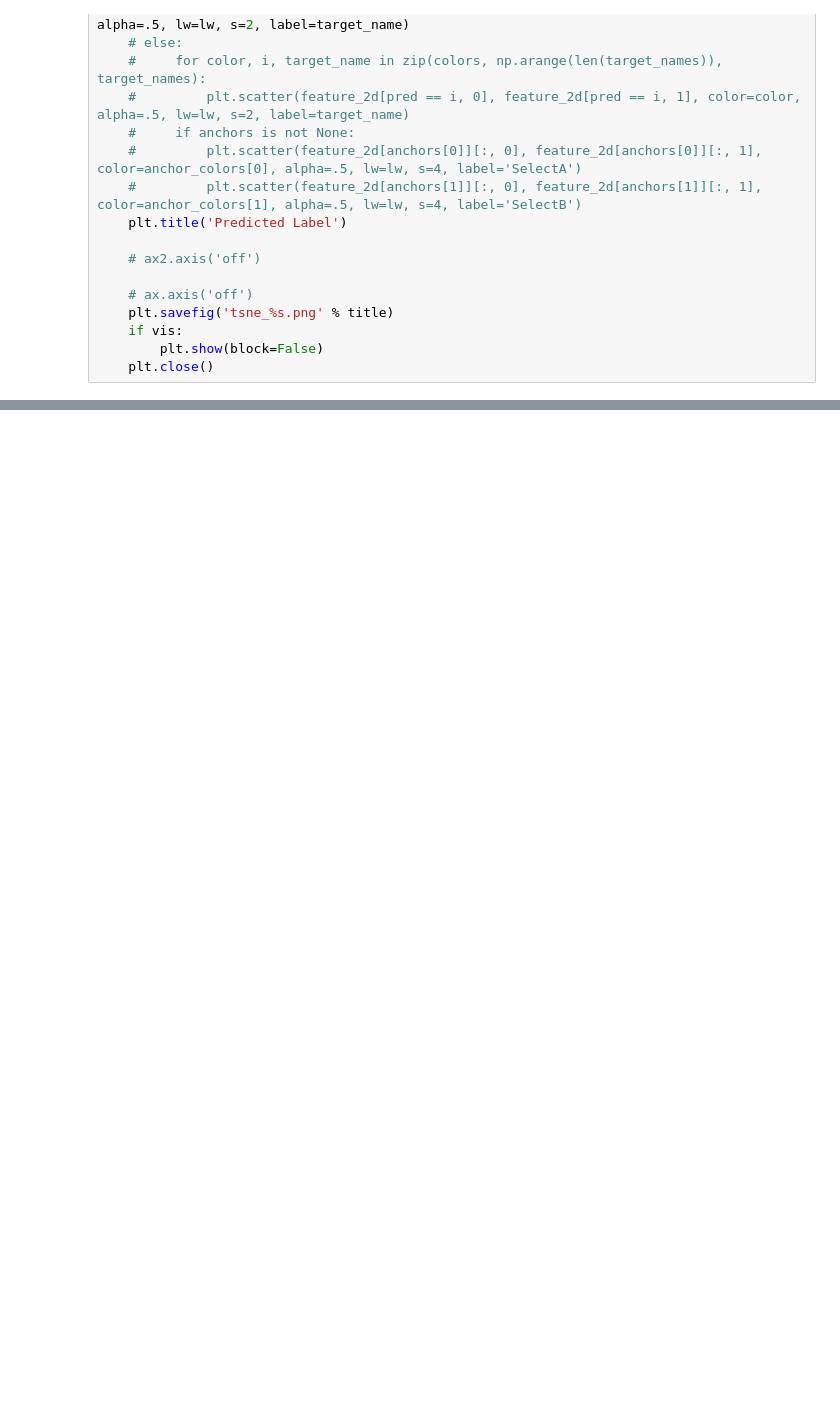
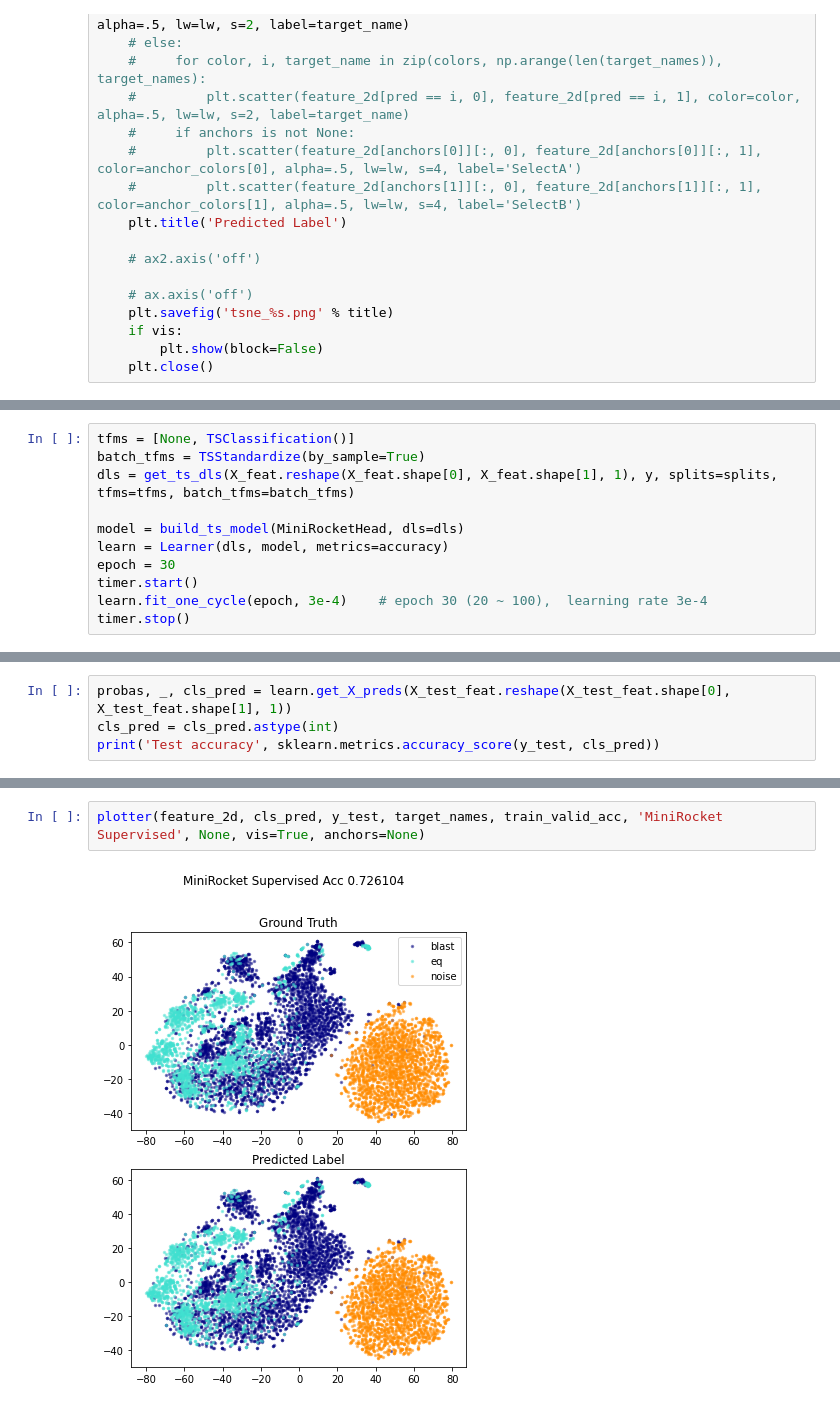
Before and after one commit to sndnyang/LCL-SSS, a Jupyter notebook: minirocket_tsne.ipynb, the cells around one changed output, grey strips where cells are left out. Saved outputs shown, nothing was run; the diff lists cells and outputs as text; blank space fills up the shorter version.

```diff
--- a/minirocket_tsne.ipynb
+++ b/minirocket_tsne.ipynb
@@ -143,0 +176,11 @@ plotter(feature_2d, aligned_pred, y_test, target_names, train_valid_acc, 'MiniRo
+# %%
+tfms = [None, TSClassification()]
+batch_tfms = TSStandardize(by_sample=True)
+dls = get_ts_dls(X_feat.reshape(X_feat.shape[0], X_feat.shape[1], 1), y, splits=splits, tfms=tfms, batch_tfms=batch_tfms)
+
+model = build_ts_model(MiniRocketHead, dls=dls)
+learn = Learner(dls, model, metrics=accuracy)
+epoch = 30
+timer.start()
+learn.fit_one_cycle(epoch, 3e-4)    # epoch 30 (20 ~ 100),  learning rate 3e-4
+timer.stop()
@@ -143,0 +206,4 @@ plotter(feature_2d, aligned_pred, y_test, target_names, train_valid_acc, 'MiniRo
+# %%
+probas, _, cls_pred = learn.get_X_preds(X_test_feat.reshape(X_test_feat.shape[0], X_test_feat.shape[1], 1))
+cls_pred = cls_pred.astype(int)
+print('Test accuracy', sklearn.metrics.accuracy_score(y_test, cls_pred))
@@ -143,0 +213,4 @@ plotter(feature_2d, aligned_pred, y_test, target_names, train_valid_acc, 'MiniRo
+# %%
+plotter(feature_2d, cls_pred, y_test, target_names, train_valid_acc, 'MiniRocket Supervised', None, vis=True, anchors=None)
+# %% [output]
+[figure, added]
```
Also changed, not shown: parts of 16 cells of this notebook, 2 other files.
